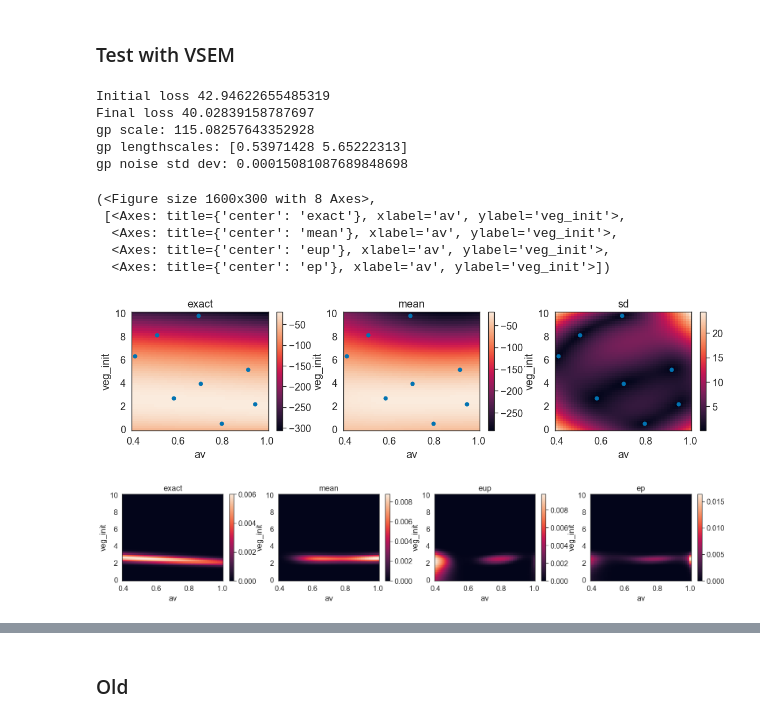
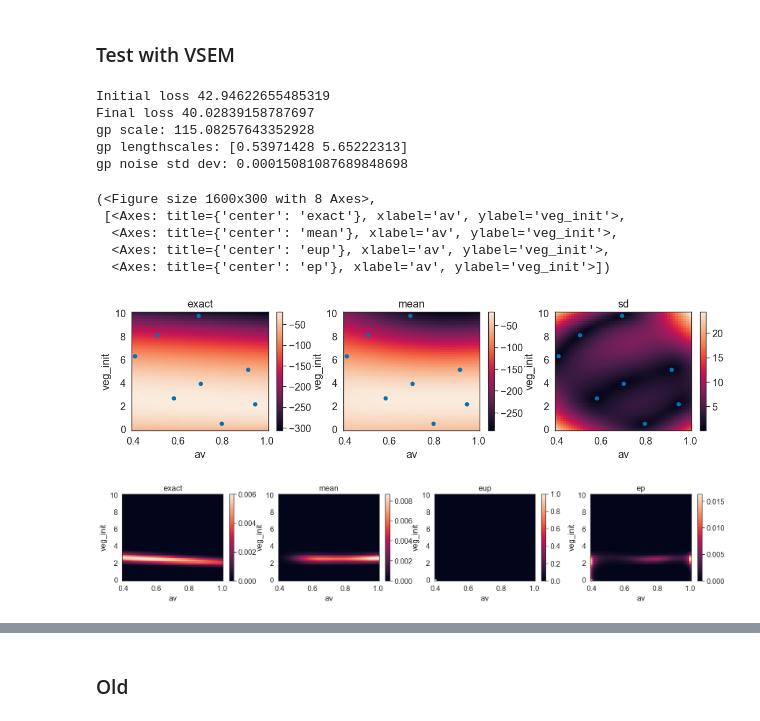
Before and after one commit to arob5/Bayesian-inference-with-surrogates, a Jupyter notebook: experiments/test.ipynb, the cells around one changed output, grey strips where cells are left out. Drawn from its saved outputs; the diff is of its cells as text; code cells hidden in the pictures.

```diff
--- a/experiments/test.ipynb
+++ b/experiments/test.ipynb
@@ -279,7 +279,7 @@ def _summarize_rep_gp(rep):
     return (fig, ax)
 # %%
 from uncprop.core.surrogate import Surrogate, SurrogateDistribution
-from uncprop.core.samplers import init_cut_kernel, mcmc_loop
+from uncprop.core.samplers import mcmc_loop
 from uncprop.core.distribution import Distribution, GaussianFromNumpyro
 from numpyro.distributions import MultivariateNormal
 from uncprop.models.vsem.experiment import VSEMReplicate
@@ -290,32 +290,33 @@ from uncprop.core.samplers import (
     init_rkpcn_kernel,
     _f_update_eup_cpm,
     _f_update_pcn_proposal,
     _pcn_proposal,
     _mh_accept_reject,
     _logZ_approx,
 )
 
+surrogate_tag = 'gp'
 key = jr.key(23434)
 key, key_rep = jr.split(key)
 
 rep = VSEMReplicate(key=key,
                     n_design=8,
                     noise_sd=1.0,
                     jitter=1e-6)
 
-rep(surrogate_tag='clip_gp')
+rep(surrogate_tag=surrogate_tag)
 _summarize_rep_gp(rep)
 rep.density_comparison.plot(normalized=True, log_scale=False, max_cols=4)
 # %% [output]
 Initial loss 42.94622655485319
 Final loss 40.02839158787697
 gp scale: 115.08257643352928
 gp lengthscales: [0.53971428 5.65222313]
 gp noise std dev: 0.00015081087689848698
 (<Figure size 1600x300 with 8 Axes>,
  [<Axes: title={'center': 'exact'}, xlabel='av', ylabel='veg_init'>,
   <Axes: title={'center': 'mean'}, xlabel='av', ylabel='veg_init'>,
   <Axes: title={'center': 'eup'}, xlabel='av', ylabel='veg_init'>,
   <Axes: title={'center': 'ep'}, xlabel='av', ylabel='veg_init'>])
 [figure]
-[figure, old version]
+[figure, new version]
```
Also changed, not shown: parts of 6 cells of this notebook, 3 other files.
